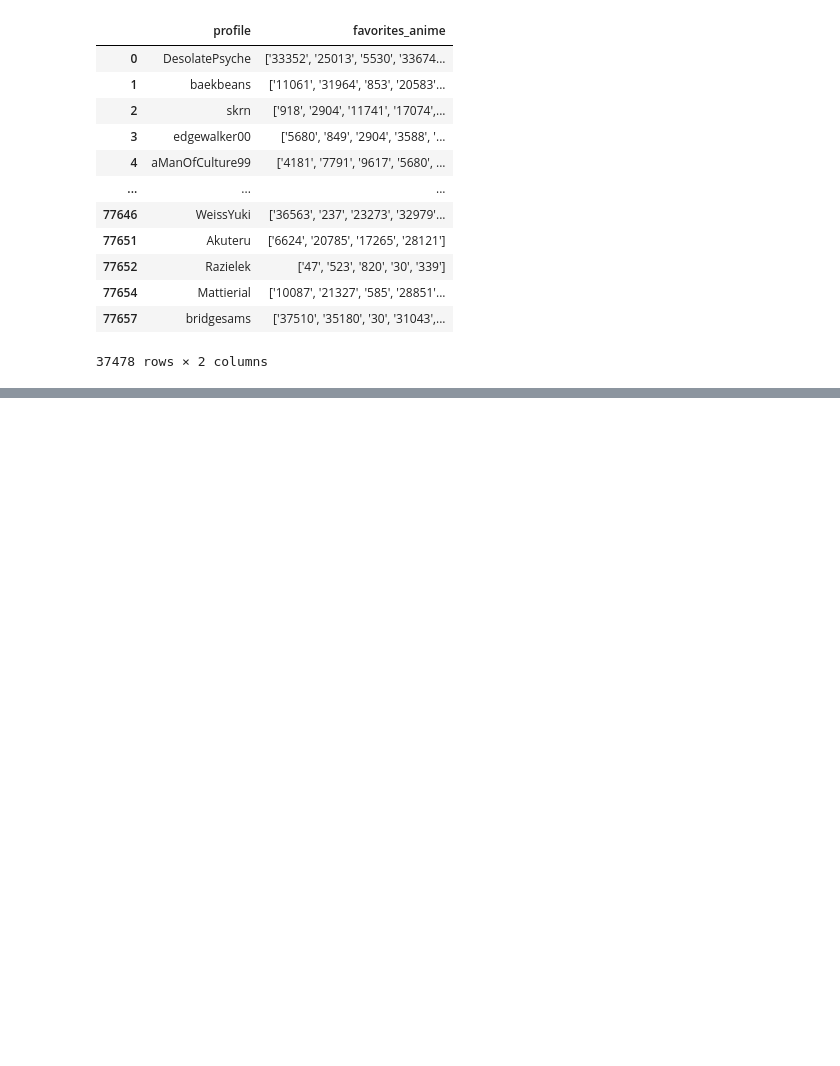
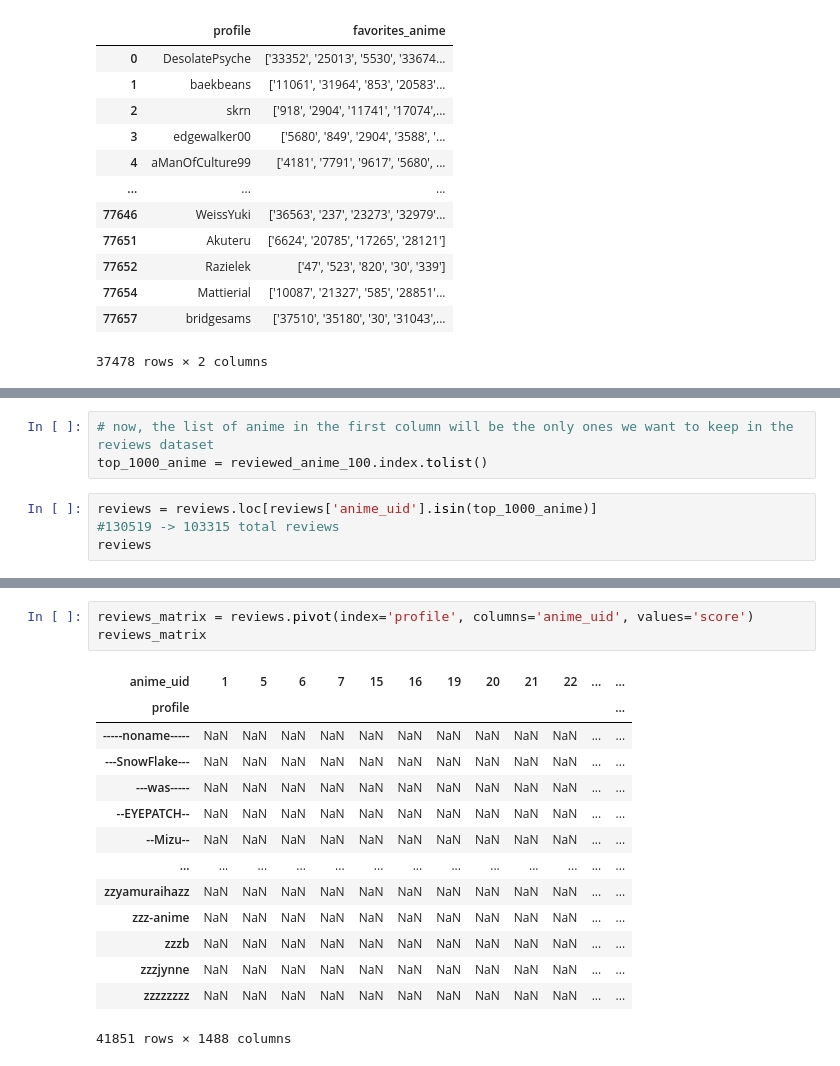
Before and after one commit to angela-bi/mal-recommendation-system, a Jupyter notebook: AB-myanimelist.ipynb, the cells around one changed output, grey strips where cells are left out. Cells and saved outputs as stored; diff of their text form; blank space fills up the shorter version.

```diff
--- a/AB-myanimelist.ipynb
+++ b/AB-myanimelist.ipynb
@@ -128,0 +162,7 @@ profiles.loc[profiles['profile'] == 'baekbeans'].iat[0,1]
+# %%
+# now, the list of anime in the first column will be the only ones we want to keep in the reviews dataset
+top_1000_anime = reviewed_anime_100.index.tolist()
+# %%
+reviews = reviews.loc[reviews['anime_uid'].isin(top_1000_anime)]
+#130519 -> 103315 total reviews
+reviews
@@ -128,0 +233,18 @@ profiles.loc[profiles['profile'] == 'baekbeans'].iat[0,1]
+# %%
+reviews_matrix = reviews.pivot(index='profile', columns='anime_uid', values='score')
+reviews_matrix
+# %% [output]
+| anime_uid | 1 | 5 | 6 | 7 | 15 | 16 | 19 | 20 | 21 | 22 | ... | ... |
+| profile |  |  |  |  |  |  |  |  |  |  |  | ... |
+| -----noname----- | NaN | NaN | NaN | NaN | NaN | NaN | NaN | NaN | NaN | NaN | ... | ... |
+| ---SnowFlake--- | NaN | NaN | NaN | NaN | NaN | NaN | NaN | NaN | NaN | NaN | ... | ... |
+| ---was----- | NaN | NaN | NaN | NaN | NaN | NaN | NaN | NaN | NaN | NaN | ... | ... |
+| --EYEPATCH-- | NaN | NaN | NaN | NaN | NaN | NaN | NaN | NaN | NaN | NaN | ... | ... |
+| --Mizu-- | NaN | NaN | NaN | NaN | NaN | NaN | NaN | NaN | NaN | NaN | ... | ... |
+| ... | ... | ... | ... | ... | ... | ... | ... | ... | ... | ... | ... | ... |
+| zzyamuraihazz | NaN | NaN | NaN | NaN | NaN | NaN | NaN | NaN | NaN | NaN | ... | ... |
+| zzz-anime | NaN | NaN | NaN | NaN | NaN | NaN | NaN | NaN | NaN | NaN | ... | ... |
+| zzzb | NaN | NaN | NaN | NaN | NaN | NaN | NaN | NaN | NaN | NaN | ... | ... |
+| zzzjynne | NaN | NaN | NaN | NaN | NaN | NaN | NaN | NaN | NaN | NaN | ... | ... |
+| zzzzzzzz | NaN | NaN | NaN | NaN | NaN | NaN | NaN | NaN | NaN | NaN | ... | ... |
+41851 rows × 1488 columns
```
Also changed, not shown: parts of 19 cells of this notebook.
